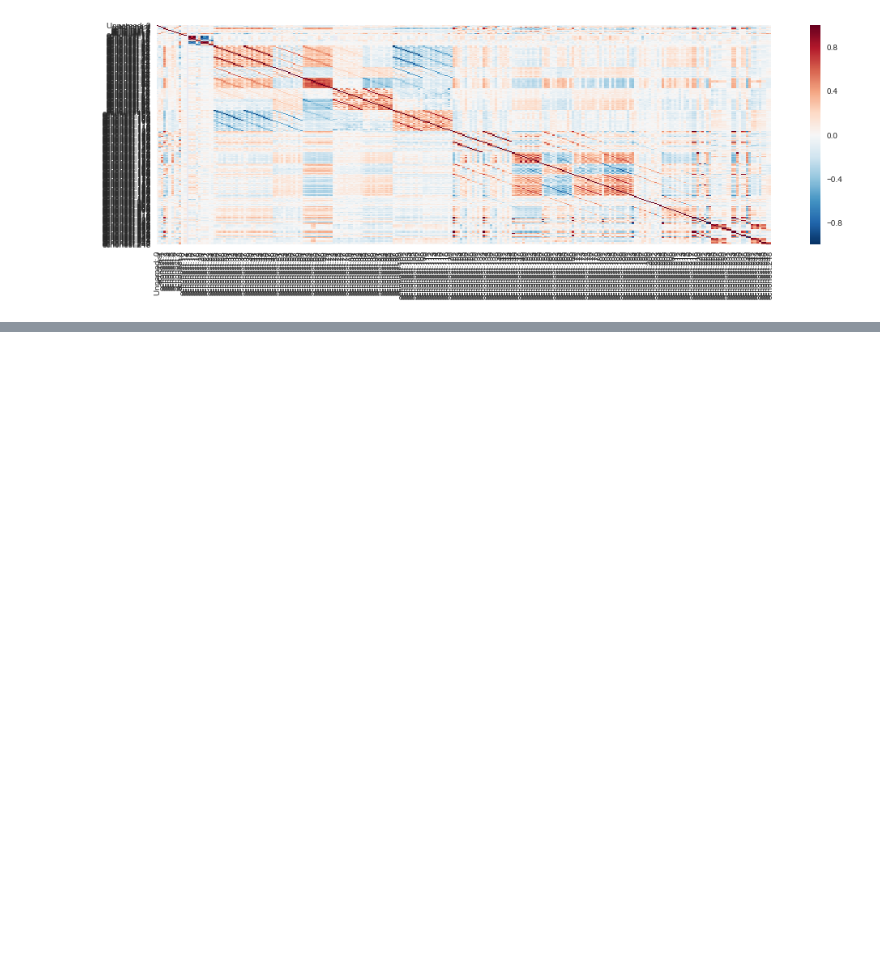
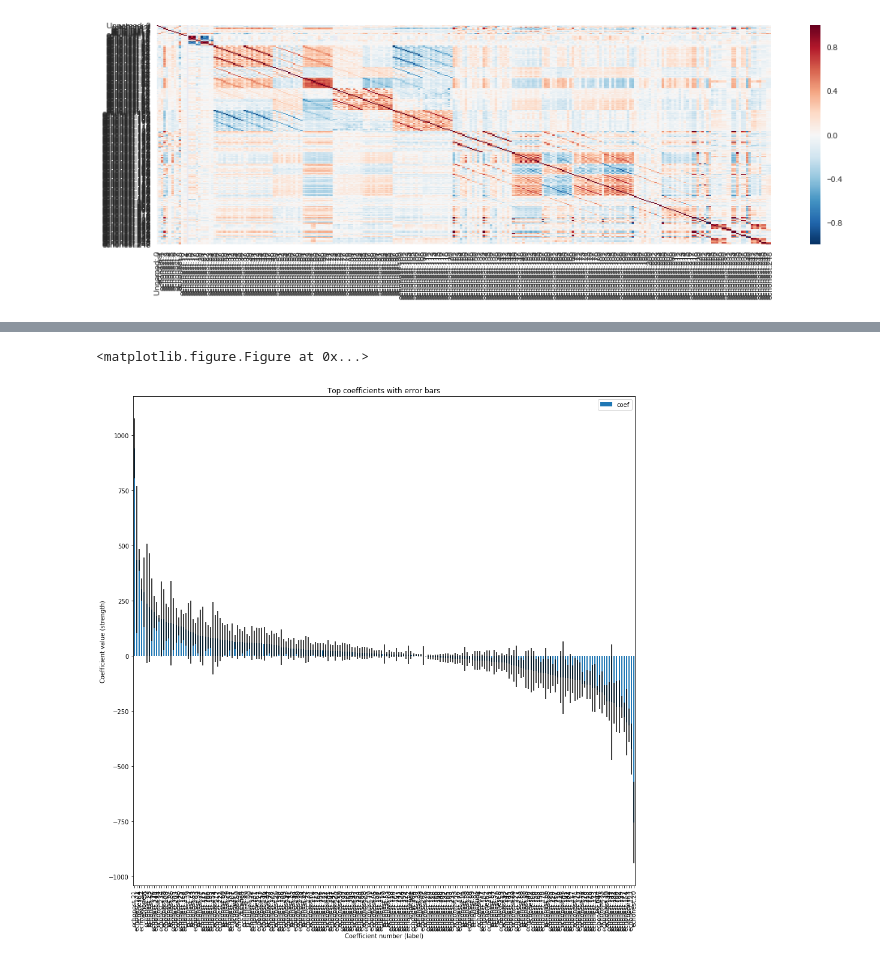
Before and after one commit to Columbia-Intro-Data-Science/python-introduction-kathyyli, a Jupyter notebook: DS project.ipynb, the cells around one changed output, grey strips where cells are left out. Cells and saved outputs as stored; diff of their text form; code cells hidden in the pictures; blank space fills up the shorter version.

```diff
--- a/DS project.ipynb
+++ b/DS project.ipynb
@@ -275,0 +494,44 @@ sns.heatmap(corr,
+# %%
+from sklearn.cross_validation import KFold
+
+def run_cv_coeffs(X,y,clf_class,alpha):
+    # Construct a kfolds object
+    kf = KFold(len(y),n_folds=5,shuffle=True)
+    y_pred = y.copy()
+    coeffs=[]
+    # Iterate through folds
+    for train_index, test_index in kf:
+
+        X_train, X_test = X[train_index], X[test_index]
+        y_train = y[train_index]
+
+        # Initialize a classifier with alpha
+        clf = clf_class(alpha)
+        clf.fit(X_train,y_train)
+
+        y_pred[test_index] = clf.predict(X_test)
+        coeffs.append(clf.coef_)
+    return coeffs
+
+coeffs=run_cv_coeffs(X_scaled,np.array(y),Lasso,alpha=alpha_best)
+# %%
+def get_coeffs(coeffs):
+    coeffs_avgd = [(coeffs[0][i] + coeffs[1][i] + coeffs[2][i] + coeffs[3][i] + coeffs[4][i])/5 for i in range(0,len(X.columns))]
+    coeffs_std = [np.std([coeffs[0][i],coeffs[1][i],coeffs[2][i],coeffs[3][i],coeffs[4][i]]) for i in range(0,len(X.columns))]
+    return coeffs_avgd, coeffs_std
+
+coeffs_avg,coeffs_std=get_coeffs(coeffs)
+# %%
+dfCoeffs = pd.DataFrame({'type':X.columns.values, 'coef':coeffs_avg, 'std':coeffs_std})
+dfCoeffs = dfCoeffs[(dfCoeffs['coef']>1) |(dfCoeffs['coef']<-1) ]
+plt.figure(figsize=(15,15))
+dfCoeffs_sorted = dfCoeffs.sort_values(['coef'])[::-1]
+yerr_vals = dfCoeffs_sorted['std'].values
+dfCoeffs_sorted.plot(x='type',y='coef',kind='bar',yerr=yerr_vals,figsize=(15,15))
+plt.title('Top coefficients with error bars')
+plt.xlabel('Coefficient number (label)')
+plt.ylabel('Coefficient value (strength)')
+plt.show()
+# %% [output]
+<matplotlib.figure.Figure at 0x...>
+[figure, added]
```
Also changed, not shown: parts of 20 cells of this notebook.
